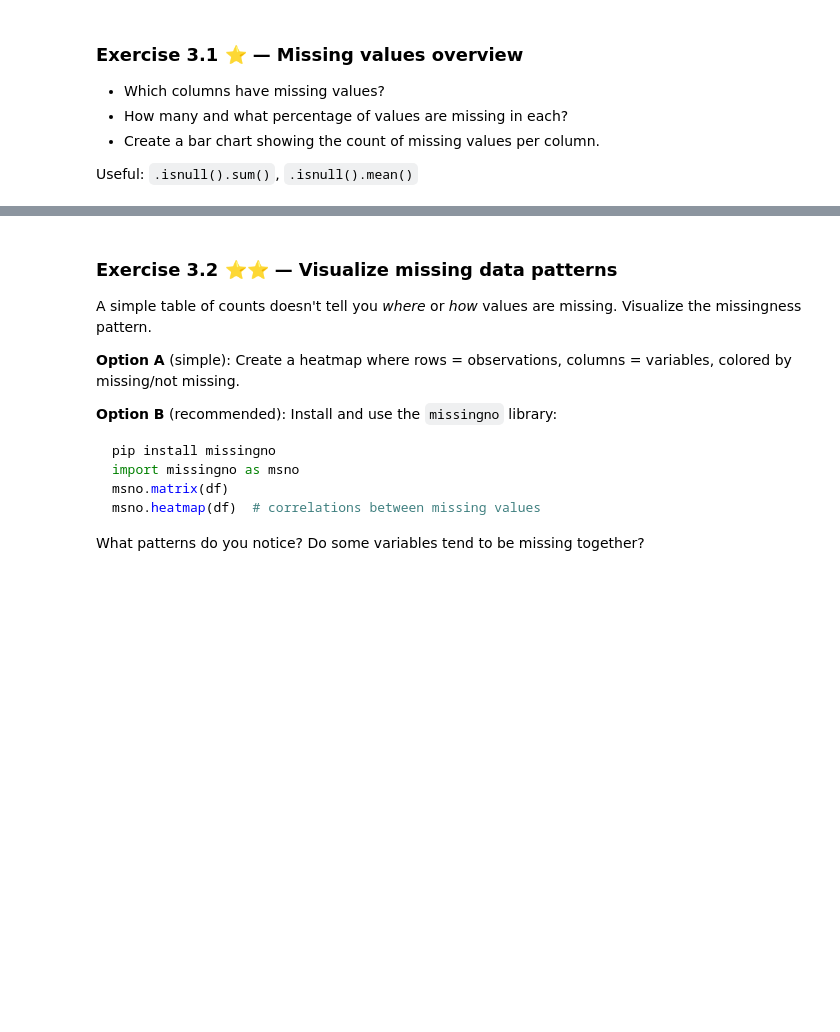
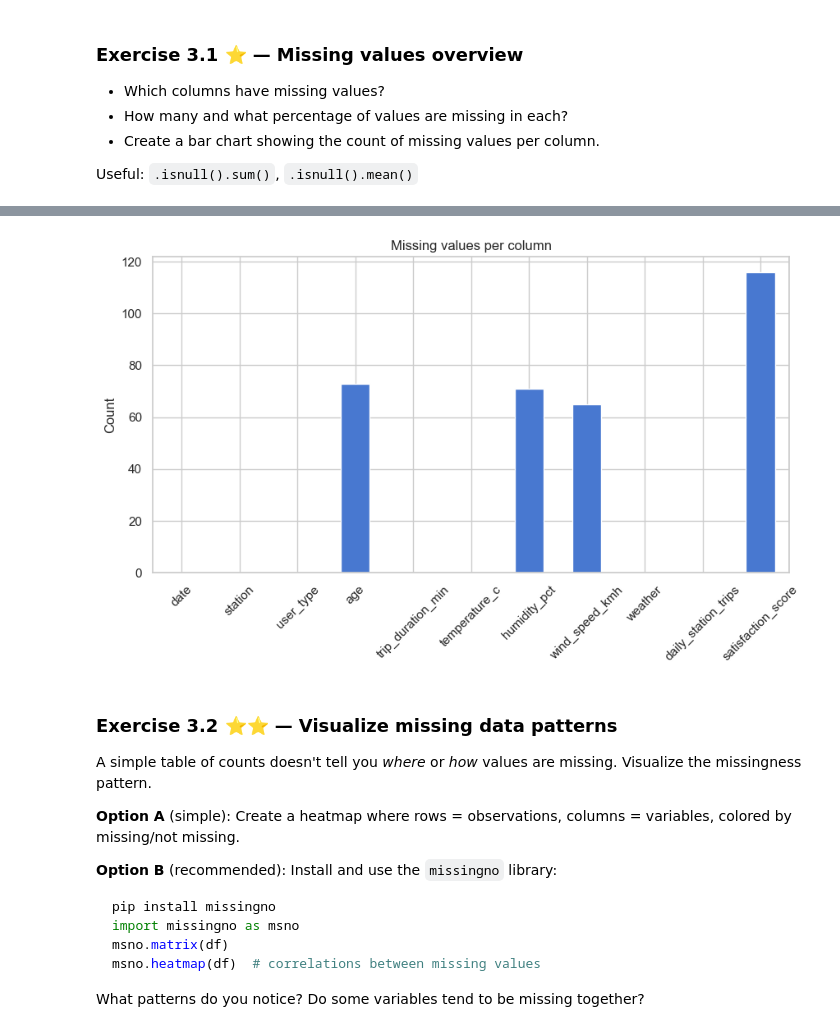
Before and after one commit to albinaronsson1/Workshop-EDA, a Jupyter notebook: eda_workshop.ipynb, the cells around one changed output, grey strips where cells are left out. Cells and saved outputs as stored; diff of their text form; code cells hidden in the pictures; blank space fills up the shorter version.

```diff
--- a/eda_workshop.ipynb
+++ b/eda_workshop.ipynb
@@ -304,0 +346,3 @@ Useful: `.unique()`, `.value_counts()`, `.str.lower()`, `.str.strip()`, `.replac
+# %%
+df["weather"] = df["weather"].str.lower()
+df["weather"] = df["weather"].str.strip()
@@ -304,0 +367,3 @@ Useful: `.unique()`, `.value_counts()`, `.str.lower()`, `.str.strip()`, `.replac
+# %%
+df["user_type"] = df["user_type"].str.lower()
+df["user_type"].value_counts()
@@ -344,3 +472,11 @@ Useful: `.isnull().sum()`, `.isnull().mean()`
+# %%
+df.isnull().sum().plot(kind="bar")
+plt.title("Missing values per column")
+plt.ylabel("Count")
+plt.xticks(rotation=45)
+plt.show()
+# %% [output]
+[figure, added]
 # %% [markdown]
 ### Exercise 3.2 ⭐⭐ — Visualize missing data patterns
 
```
Also changed, not shown: parts of 30 cells of this notebook.
